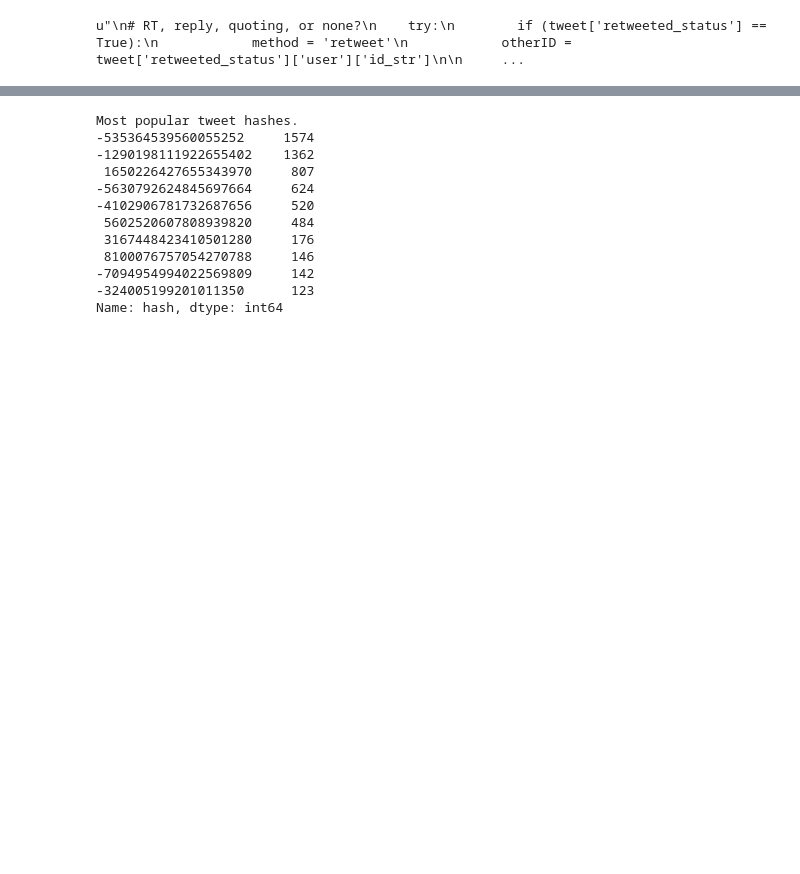
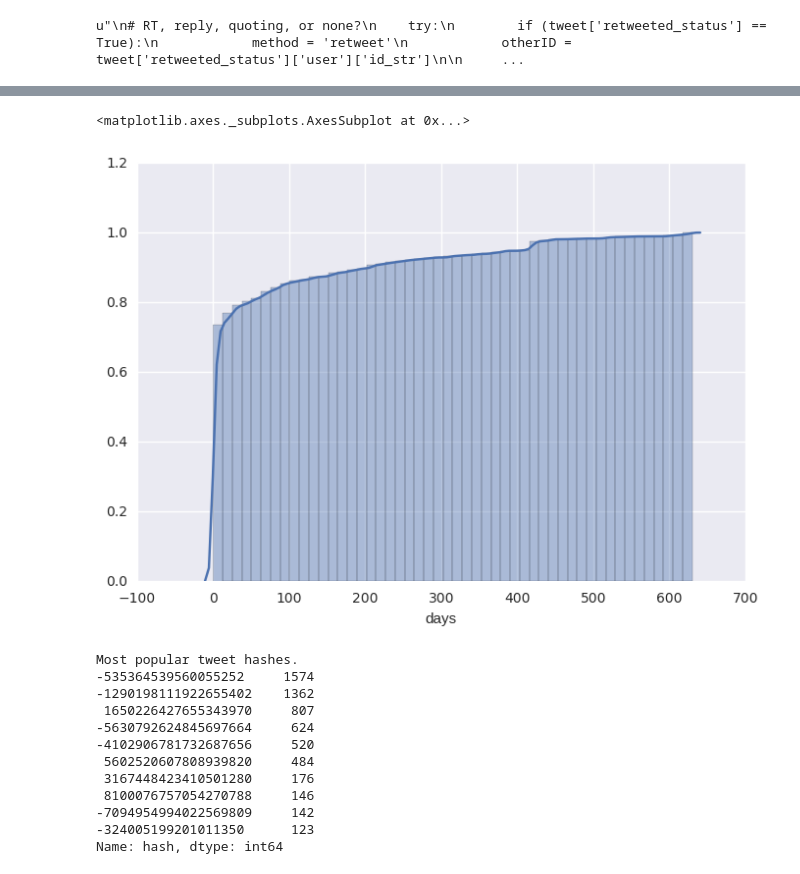
Before and after one commit to rl-grimey/polititweets, a Jupyter notebook: notebooks/bots/bot-tweet-dupes.ipynb, the cells around one changed output, grey strips where cells are left out. Cells and saved outputs as stored; diff of their text form; code cells hidden in the pictures; blank space fills up the shorter version.

```diff
--- a/notebooks/bots/bot-tweet-dupes.ipynb
+++ b/notebooks/bots/bot-tweet-dupes.ipynb
@@ -141,3 +215,12 @@ extracted.head()
+# %%
+aggBots['days'] = aggBots['time_delta'].apply(lambda x: x.days)
+# %%
+sns.distplot(aggBots.days,
+             hist_kws=dict(cumulative=True),
+             kde_kws=dict(cumulative=True))
+# %% [output]
+<matplotlib.axes._subplots.AxesSubplot at 0x...>
+[figure, added]
 # %%
 # Get most popular
 print ('Most popular tweet hashes.')
```
Also changed, not shown: parts of 29 cells of this notebook, 9 other files.
